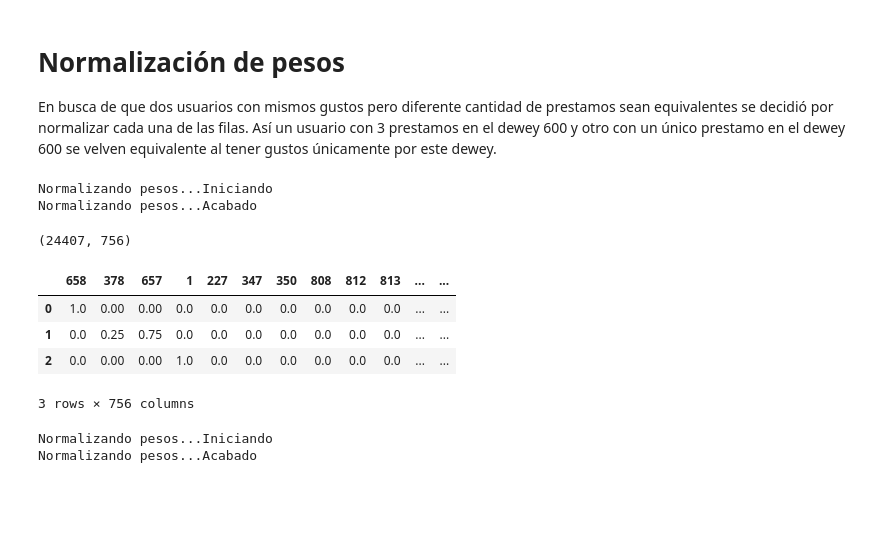
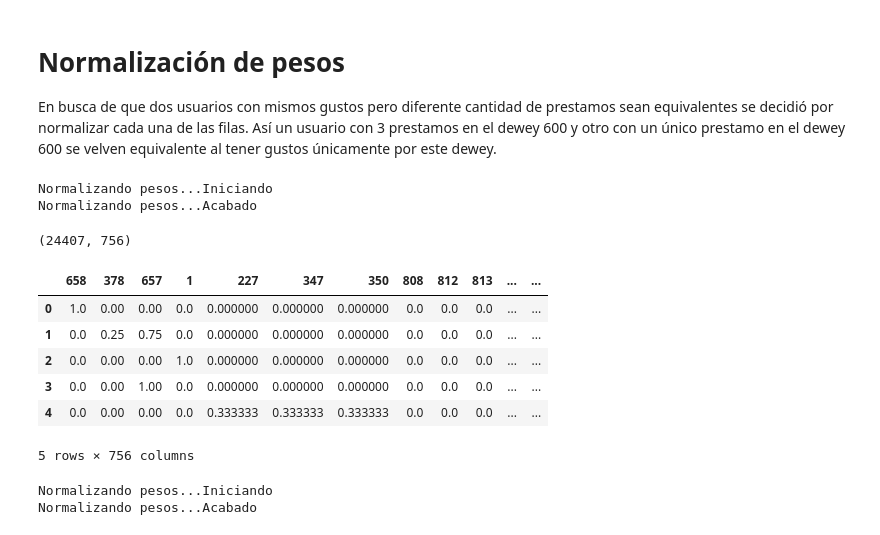
Before and after one commit to Johan-Ortegon-1/uaque, a Jupyter notebook: PerfilGrupal(MF)/NPerfilGrupal.ipynb, the cells around one changed output. Drawn from its saved outputs; the diff is of its cells as text; code cells hidden in the pictures; blank space fills up the shorter version.

```diff
--- a/PerfilGrupal(MF)/NPerfilGrupal.ipynb
+++ b/PerfilGrupal(MF)/NPerfilGrupal.ipynb
@@ -252,16 +252,18 @@ def normalizar_pesos(pesos_usuario):
 # %%
 pesos_norm_id_unidad = normalizar_pesos(pesos_usuarios_unidad)
 display(pesos_norm_id_unidad.shape)
-pesos_norm_id_unidad.head(3)
+pesos_norm_id_unidad.head(5)
 # %% [output]
 Normalizando pesos...Iniciando
 Normalizando pesos...Acabado
 (24407, 756)
 |  | 658 | 378 | 657 | 1 | 227 | 347 | 350 | 808 | 812 | 813 | ... | ... |
-| 0 | 1.0 | 0.00 | 0.00 | 0.0 | 0.0 | 0.0 | 0.0 | 0.0 | 0.0 | 0.0 | ... | ... |
-| 1 | 0.0 | 0.25 | 0.75 | 0.0 | 0.0 | 0.0 | 0.0 | 0.0 | 0.0 | 0.0 | ... | ... |
-| 2 | 0.0 | 0.00 | 0.00 | 1.0 | 0.0 | 0.0 | 0.0 | 0.0 | 0.0 | 0.0 | ... | ... |
+| 0 | 1.0 | 0.00 | 0.00 | 0.0 | 0.000000 | 0.000000 | 0.000000 | 0.0 | 0.0 | 0.0 | ... | ... |
+| 1 | 0.0 | 0.25 | 0.75 | 0.0 | 0.000000 | 0.000000 | 0.000000 | 0.0 | 0.0 | 0.0 | ... | ... |
+| 2 | 0.0 | 0.00 | 0.00 | 1.0 | 0.000000 | 0.000000 | 0.000000 | 0.0 | 0.0 | 0.0 | ... | ... |
+| 3 | 0.0 | 0.00 | 1.00 | 0.0 | 0.000000 | 0.000000 | 0.000000 | 0.0 | 0.0 | 0.0 | ... | ... |
+| 4 | 0.0 | 0.00 | 0.00 | 0.0 | 0.333333 | 0.333333 | 0.333333 | 0.0 | 0.0 | 0.0 | ... | ... |
-3 rows × 756 columns
+5 rows × 756 columns
 # %%
 pesos_norm_id_decena = normalizar_pesos(pesos_usuarios_decena)
 display(pesos_norm_id_decena.shape)
```
Also changed, not shown: parts of 1 cell of this notebook.
